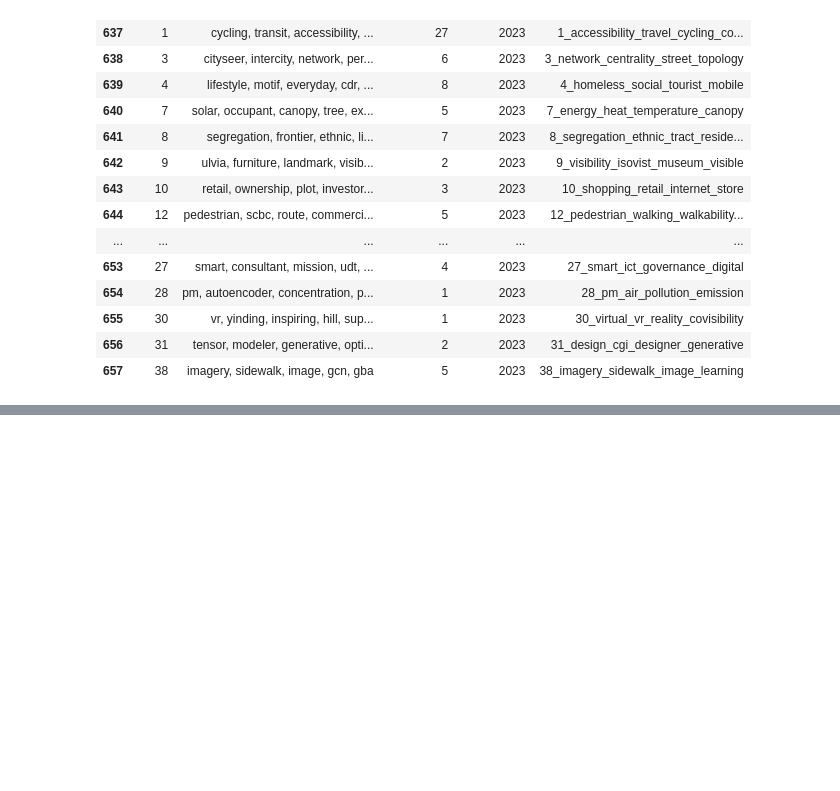
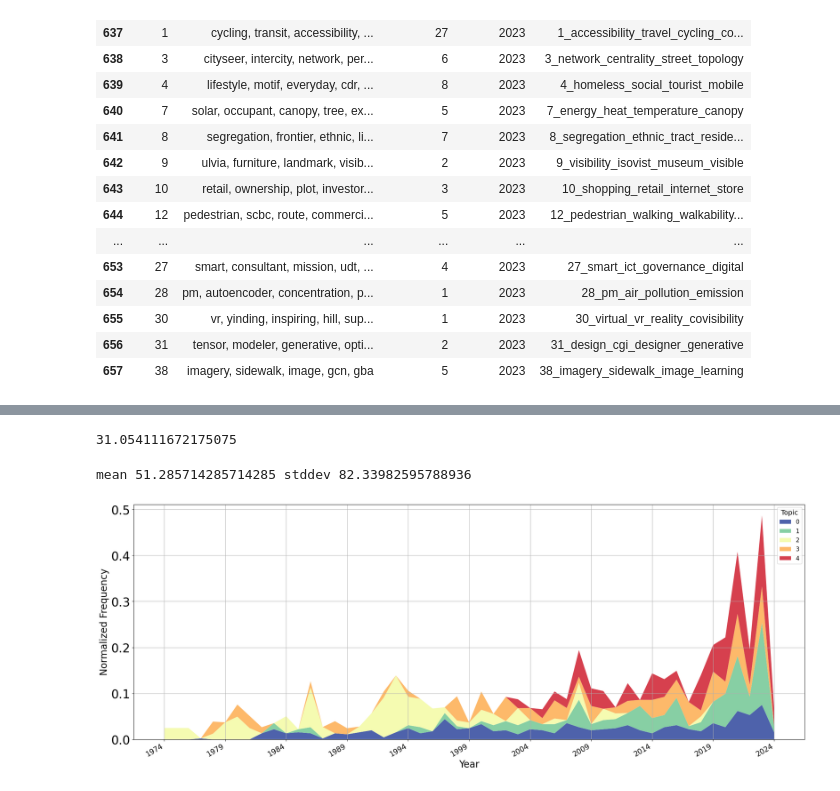
Before and after one commit to njiang8/EPB_editorial, a Jupyter notebook: epb_abs_topicmodel_ana.ipynb, the cells around one changed output, grey strips where cells are left out. Saved outputs shown, nothing was run; the diff lists cells and outputs as text; code cells hidden in the pictures; blank space fills up the shorter version.

```diff
--- a/epb_abs_topicmodel_ana.ipynb
+++ b/epb_abs_topicmodel_ana.ipynb
@@ -343,0 +115,3 @@ def _visualsmall_(data, year_range):
+# %%
+merged_df['normal_viz'] = merged_df['Frequency'] / merged_df['Freq']
+merged_df.head()
@@ -343,0 +125,5 @@ def _visualsmall_(data, year_range):
+# %%
+temp = merged_df.loc[:, ['Frequency', 'Timestamp']]
+yearly_freq = temp.groupby('Timestamp').sum().reset_index().rename(columns={'Frequency':'T_Freq'})
+merged_df = merged_df.merge(yearly_freq, how='left', on='Timestamp')
+merged_df.head()
@@ -343,0 +137,3 @@ def _visualsmall_(data, year_range):
+# %%
+merged_df['normal_viz_2'] = merged_df['Frequency'] / merged_df['T_Freq']
+merged_df.head()
@@ -343,0 +169,8 @@ def _visualsmall_(data, year_range):
+# %%
+np.std(merged_df.Freq[1:].unique()) - np.mean(merged_df.Freq[1:].unique())
+# %% [output]
+31.054111672175075
+# %%
+g1, g2, g3 , g4= claasify_std(merged_df)
+# %% [output]
+mean 51.285714285714285 stddev 82.33982595788936
@@ -343,0 +224,8 @@ def _visualsmall_(data, year_range):
+# %%
+g1 = merged_df[(merged_df['Freq'] > 50)]
+g2 = merged_df[(merged_df['Freq'] >= 35) & (merged_df['Freq'] < 50)]
+g3 = merged_df[(merged_df['Freq'] >= 20) & (merged_df['Freq'] < 35)]
+g4 = merged_df[(merged_df['Freq'] >= 17) & (merged_df['Freq'] < 20)]
+g5 = merged_df[(merged_df['Freq'] >= 14) & (merged_df['Freq'] < 17)]
+g6 = merged_df[(merged_df['Freq'] < 14)]
+#g6 = merged_df[(merged_df['Freq'] < 15)]
@@ -343,0 +234,4 @@ def _visualsmall_(data, year_range):
+# %%
+__plot_area_groups(g1, True)
+# %% [output]
+[figure, added]
```
Also changed, not shown: parts of 23 cells of this notebook, 1 other file.
